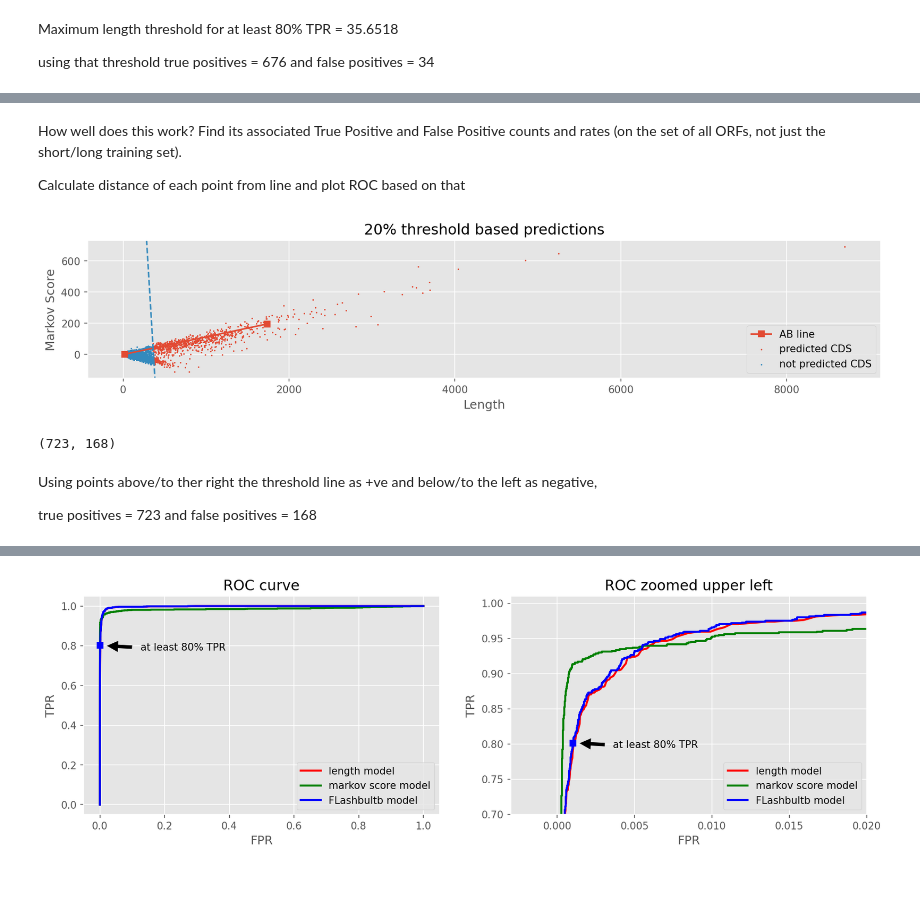
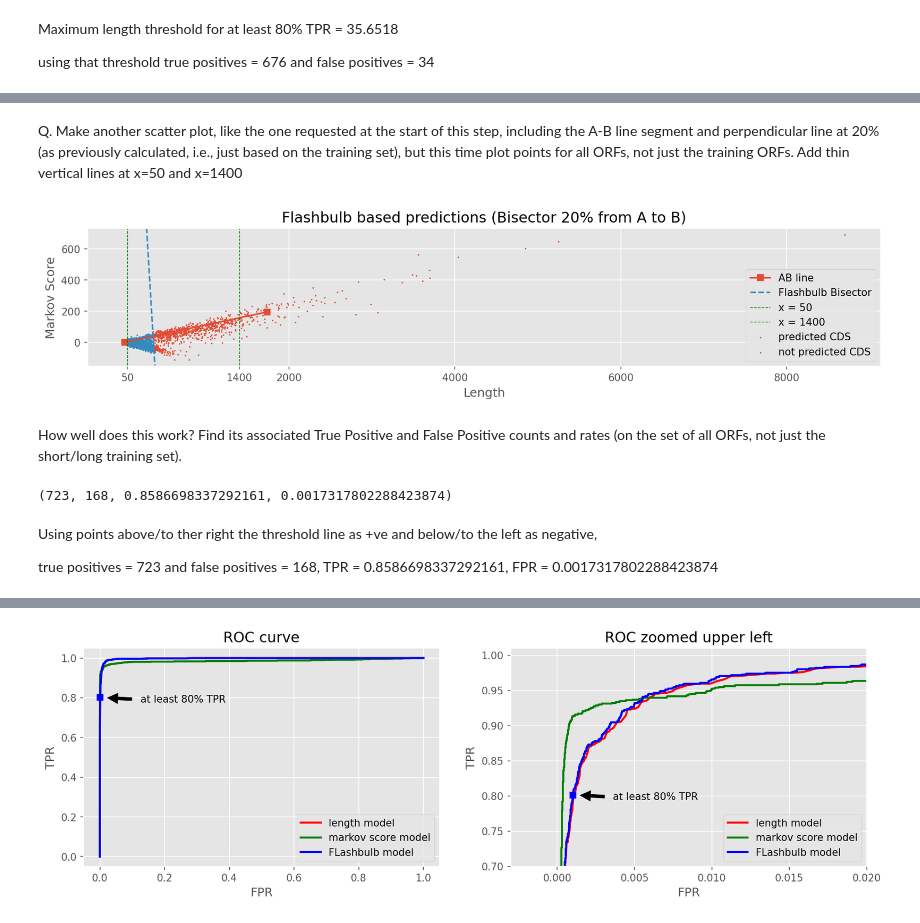
Before and after one commit to krishansubudhi/UW_CompBio, a Jupyter notebook: Assignment5/notebooks/plot.ipynb, the cells around one changed output, grey strips where cells are left out. Saved outputs shown, nothing was run; the diff lists cells and outputs as text; code cells hidden in the pictures; blank space fills up the shorter version.

```diff
--- a/Assignment5/notebooks/plot.ipynb
+++ b/Assignment5/notebooks/plot.ipynb
@@ -211,42 +205,51 @@ ax.set_ybound(*ylim)
+# %% [markdown]
+Q. Make another scatter plot, like the one requested at the start of this step, including the A-B line segment and perpendicular line at 20% (as previously calculated, i.e., just based on the training set), but this time plot points for all ORFs, not just the training ORFs. Add thin vertical lines at x=50 and x=1400
+# %%
+fig, ax = plt.subplots()
+fig.set_figwidth(14)
+fig.set_figheight(2.5)
+fig.set_dpi(150)
+i_diffs = score_orf.apply(get_intercept_diff, axis = 1)
+
+ax.plot([short_median_x, long_median_x], [short_median_y, long_median_y],marker ='s')
+
+ax.scatter(score_orf[i_diffs>0].length, score_orf[i_diffs>0].scores, s = 1)
+ax.scatter(score_orf[i_diffs<0].length, score_orf[i_diffs<0].scores,s = 1)
+
+
+xlim = ax.get_xlim()
+ylim = ax.get_ylim()
+
+ax.set_title('Flashbulb based predictions (Bisector 20% from A to B)')
+ax.set_xlabel('Length')
+ax.set_ylabel('Markov Score')
+ax.plot(x_vals, y_vals, '--')
+
+
+ax.plot([50,50],[-1000,1000], '--', color = 'g', lw = 0.7)
+ax.plot([1400,1400],[-1000,1000], '--', color = 'g', lw = 0.7)
+ax.set_xticks([-2000,50,1400, 2000,4000,6000,8000])
+
+
+ax.legend(['AB line','Flashbulb Bisector','x = 50','x = 1400','predicted CDS', 'not predicted CDS'],loc = 'lower right')
+
+ax.set_xbound(*xlim)
+ax.set_ybound(*ylim)
+plt.show(block= False)
+# %% [output]
+[figure, added]
 # %% [markdown]
 How well does this work? Find its associated True Positive and False Positive counts and rates (on the set of all ORFs, not just the short/long training set).
-
-Calculate distance of each point from line and plot ROC based on that
-# %%
-fig, ax = plt.subplots()
-fig.set_figwidth(14)
-fig.set_figheight(2.5)
-fig.set_dpi(150)
-i_diffs = score_orf.apply(get_intercept_diff, axis = 1)
-
-ax.plot([short_median_x, long_median_x], [short_median_y, long_median_y],marker ='s')
-
-ax.scatter(score_orf[i_diffs>0].length, score_orf[i_diffs>0].scores, s = 1)
-ax.scatter(score_orf[i_diffs<0].length, score_orf[i_diffs<0].scores,s = 1)
-
-xlim = ax.get_xlim()
-ylim = ax.get_ylim()
-
-ax.set_title('20% threshold based predictions')
-ax.set_xlabel('Length')
-ax.set_ylabel('Markov Score')
-ax.legend(['AB line','predicted CDS', 'not predicted CDS'],loc = 'lower right')
-ax.plot(x_vals, y_vals, '--')
-
-
-ax.set_xbound(*xlim)
-ax.set_ybound(*ylim)
-# %% [output]
-[figure, removed]
 # %%
 pred = score_orf[i_diffs>0]
-pred.isCDS.sum() , (~pred.isCDS).sum()
+pred.isCDS.sum() , (~pred.isCDS).sum(), \
+pred.isCDS.sum()/score_orf.isCDS.sum(), (~pred.isCDS).sum()/(~score_orf.isCDS).sum()
 # %% [output]
-(723, 168)
+(723, 168, 0.8586698337292161, 0.0017317802288423874)
 # %% [markdown]
 Using points above/to ther right the threshold line as +ve and below/to the left as negative,
 
-true positives = 723 and false positives = 168
+true positives = 723 and false positives = 168, TPR = 0.8586698337292161, FPR = 0.0017317802288423874
 # %% [markdown]
 ### ROC Curve by sliding the threshold line
 
```
Also changed, not shown: parts of 10 cells of this notebook, 7 other files.
